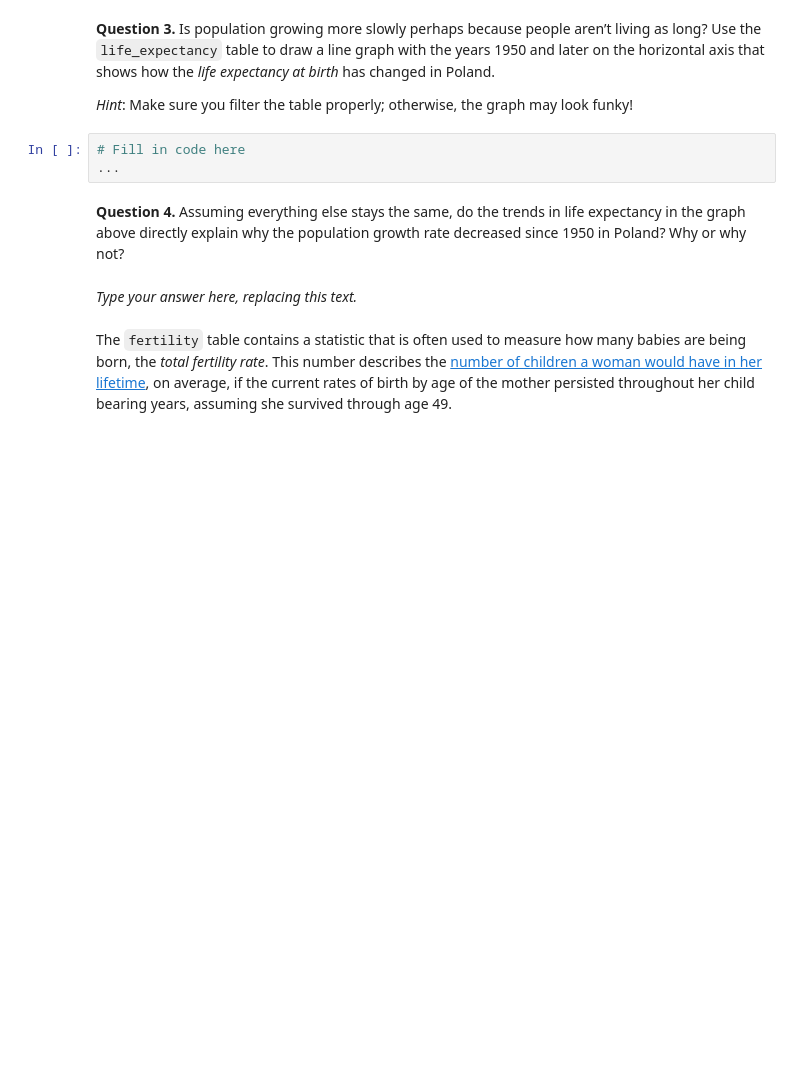
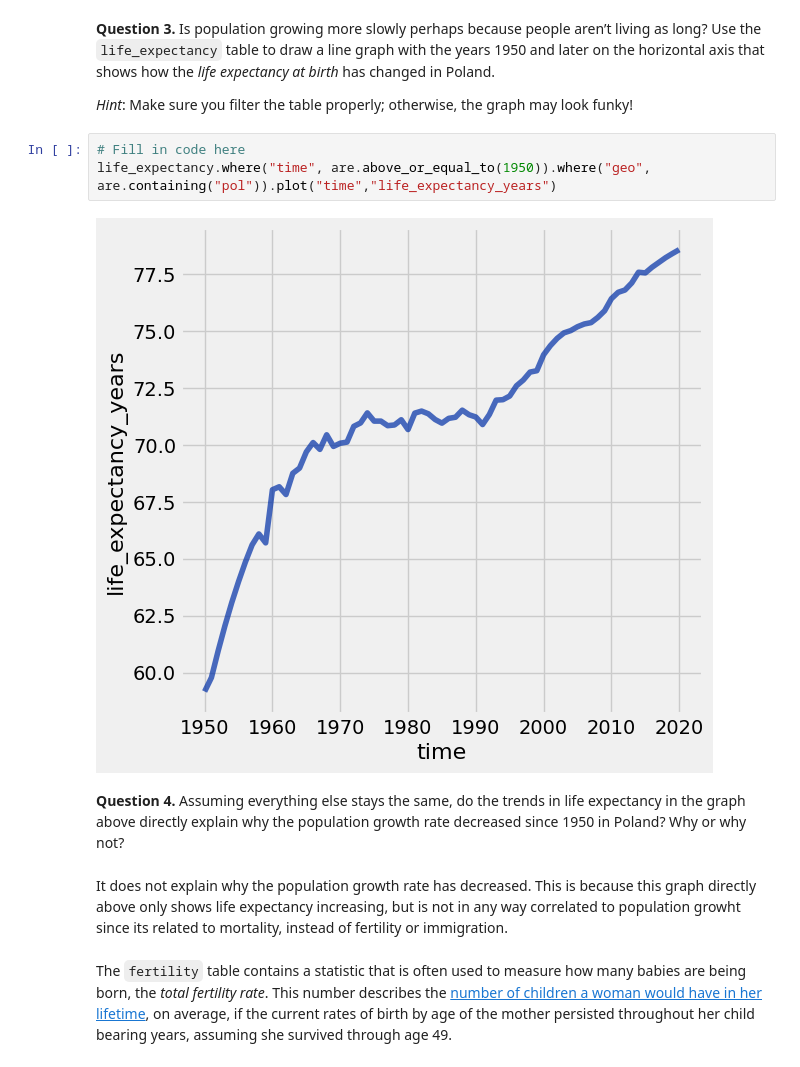
Before and after one commit to ivanduero1/broken_computer_arc, a Jupyter notebook: project1/project1.ipynb, the cells around one changed output. Cells and saved outputs as stored; diff of their text form; blank space fills up the shorter version.

```diff
--- a/project1/project1.ipynb
+++ b/project1/project1.ipynb
@@ -162,17 +216,19 @@ fertility.show(3)
 **Question 3.** Is population growing more slowly perhaps because people aren’t living as long? Use the `life_expectancy` table to draw a line graph with the years 1950 and later on the horizontal axis that shows how the _life expectancy at birth_ has changed in Poland.
 
 _Hint_: Make sure you filter the table properly; otherwise, the graph may look funky!
-# %%
-# Fill in code here
-...
+# %%
+# Fill in code here
+life_expectancy.where("time", are.above_or_equal_to(1950)).where("geo", are.containing("pol")).plot("time","life_expectancy_years")
+# %% [output]
+[figure, added]
 # %% [markdown]
 <!-- END QUESTION -->
 
 <!-- BEGIN QUESTION -->
 
 **Question 4.** Assuming everything else stays the same, do the trends in life expectancy in the graph above directly explain why the population growth rate decreased since 1950 in Poland? Why or why not?
-# %% [markdown]
-_Type your answer here, replacing this text._
+# %% [markdown]
+It does not explain why the population growth rate has decreased. This is because this graph directly above only shows life expectancy increasing, but is not in any way correlated to population growht since its related to mortality, instead of fertility or immigration.
 # %% [markdown]
 <!-- END QUESTION -->
 
```
Also changed, not shown: parts of 68 cells of this notebook, 1 other file.
